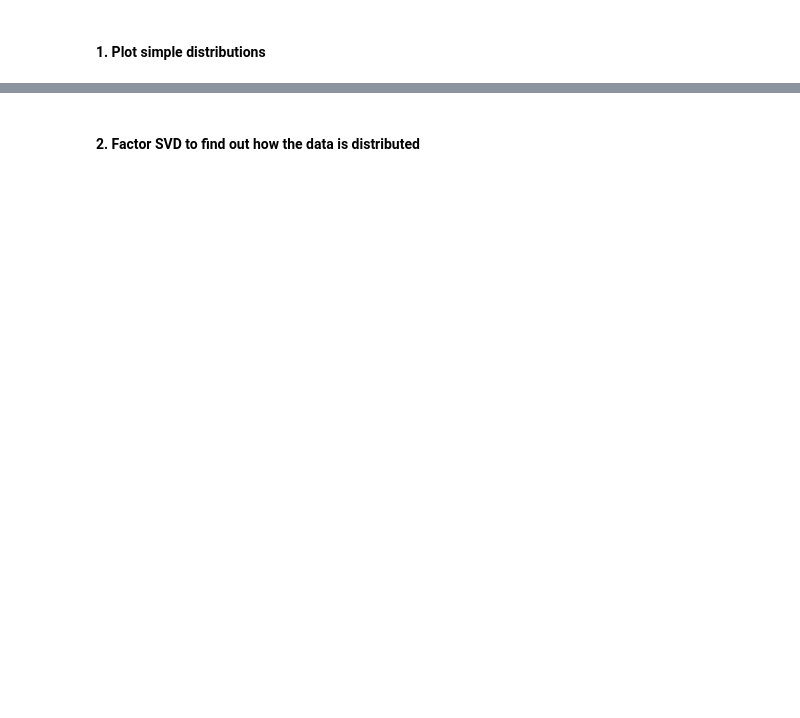
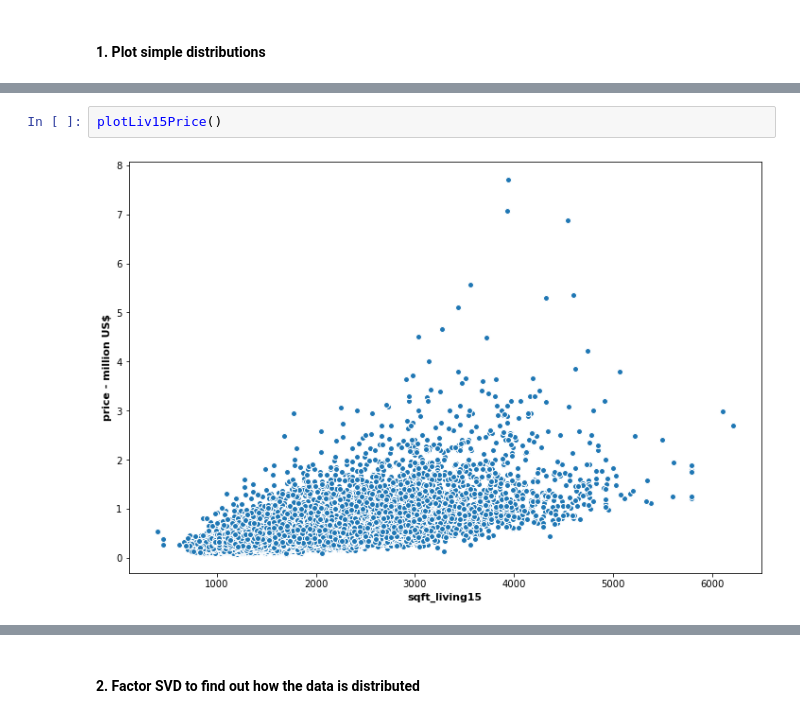
Before and after one commit to Yowgf/automated-brokerage, a Jupyter notebook: cdm-23.ipynb, the cells around one changed output, grey strips where cells are left out. Cells and saved outputs as stored; diff of their text form; blank space fills up the shorter version.

```diff
--- a/cdm-23.ipynb
+++ b/cdm-23.ipynb
@@ -73,0 +22,4 @@ plotScatterMatrix(df)
+# %%
+plotLiv15Price()
+# %% [output]
+[figure, added]
```
Also changed, not shown: parts of 34 cells of this notebook, 11 other files.
